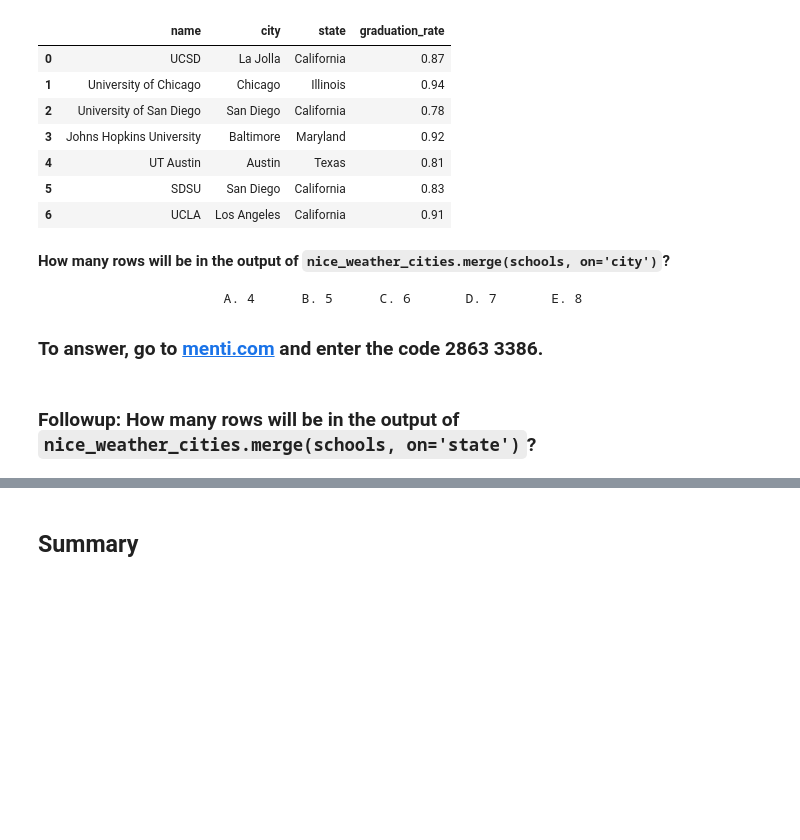
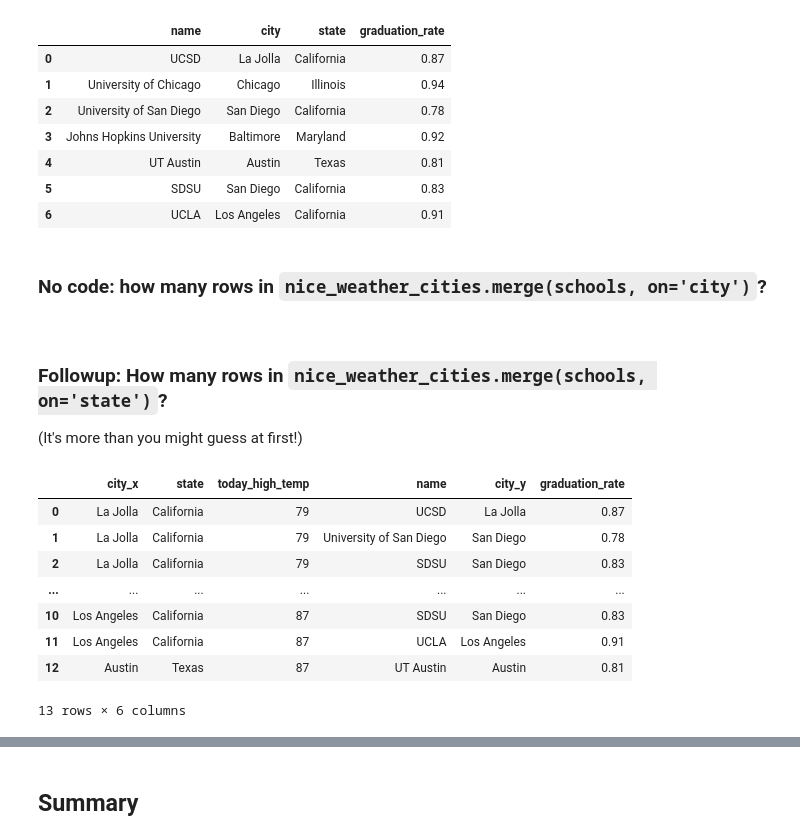
Before and after one commit to dsc-courses/dsc10-2022-su, a Jupyter notebook: lectures/lec10/lec10.ipynb, the cells around one changed output, grey strips where cells are left out. Saved outputs shown, nothing was run; the diff lists cells and outputs as text; code cells hidden in the pictures; blank space fills up the shorter version.

```diff
--- a/lectures/lec10/lec10.ipynb
+++ b/lectures/lec10/lec10.ipynb
@@ -482,7 +448,10 @@ schools
 | 4 | UT Austin | Austin | Texas | 0.81 |
 | 5 | SDSU | San Diego | California | 0.83 |
 | 6 | UCLA | Los Angeles | California | 0.91 |
+# %% [markdown]
+### No code: how many rows in `nice_weather_cities.merge(schools, on='city')`?
 # %% [markdown]
+<!--
 **How many rows will be in the output of `nice_weather_cities.merge(schools, on='city')`?**
 
 <center>
@@ -492,5 +461,20 @@ A. 4      B. 5      C. 6       D. 7       E. 8
 </center>
 
 ### To answer, go to **[menti.com](https://www.menti.com/v42ge81t5d)** and enter the code 2863 3386.
+-->
 # %% [markdown]
-### Followup: How many rows will be in the output of `nice_weather_cities.merge(schools, on='state')`?
+### Followup: How many rows in `nice_weather_cities.merge(schools, on='state')`?
+
+(It's more than you might guess at first!)
+# %%
+nice_weather_cities.merge(schools, on='state')
+# %% [output]
+|  | city_x | state | today_high_temp | name | city_y | graduation_rate |
+| 0 | La Jolla | California | 79 | UCSD | La Jolla | 0.87 |
+| 1 | La Jolla | California | 79 | University of San Diego | San Diego | 0.78 |
+| 2 | La Jolla | California | 79 | SDSU | San Diego | 0.83 |
+| ... | ... | ... | ... | ... | ... | ... |
+| 10 | Los Angeles | California | 87 | SDSU | San Diego | 0.83 |
+| 11 | Los Angeles | California | 87 | UCLA | Los Angeles | 0.91 |
+| 12 | Austin | Texas | 87 | UT Austin | Austin | 0.81 |
+13 rows × 6 columns
```
Also changed, not shown: parts of 15 cells of this notebook, 1 other file.
